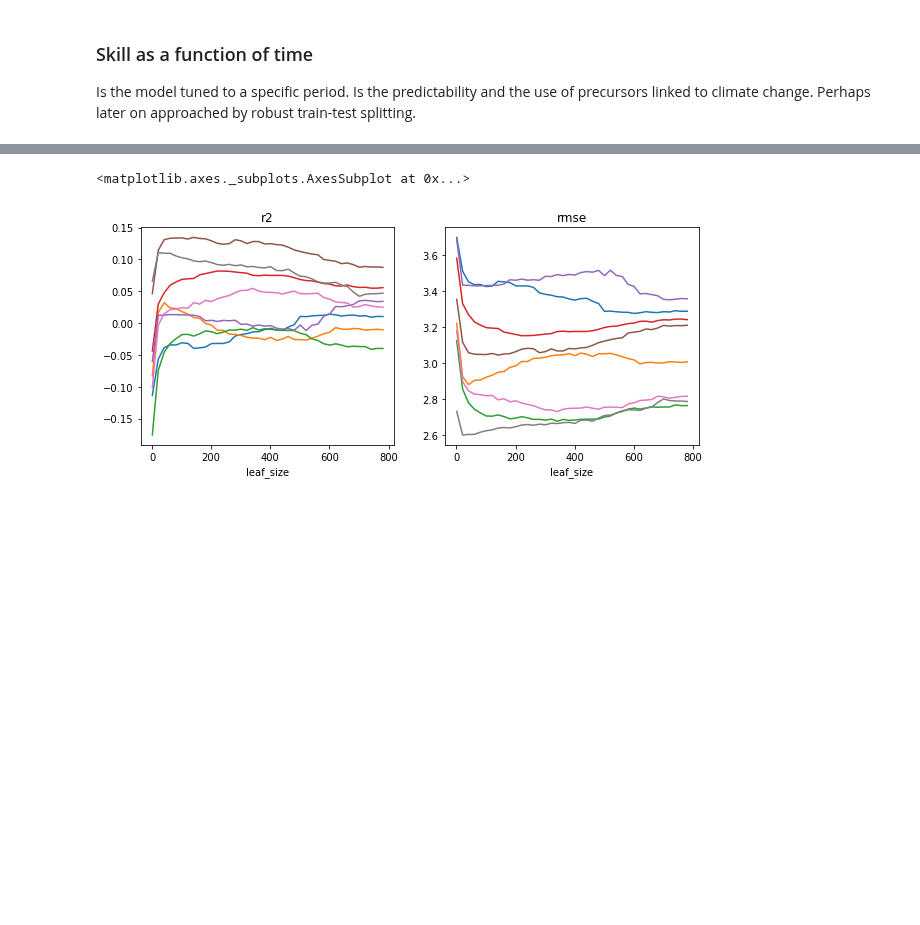
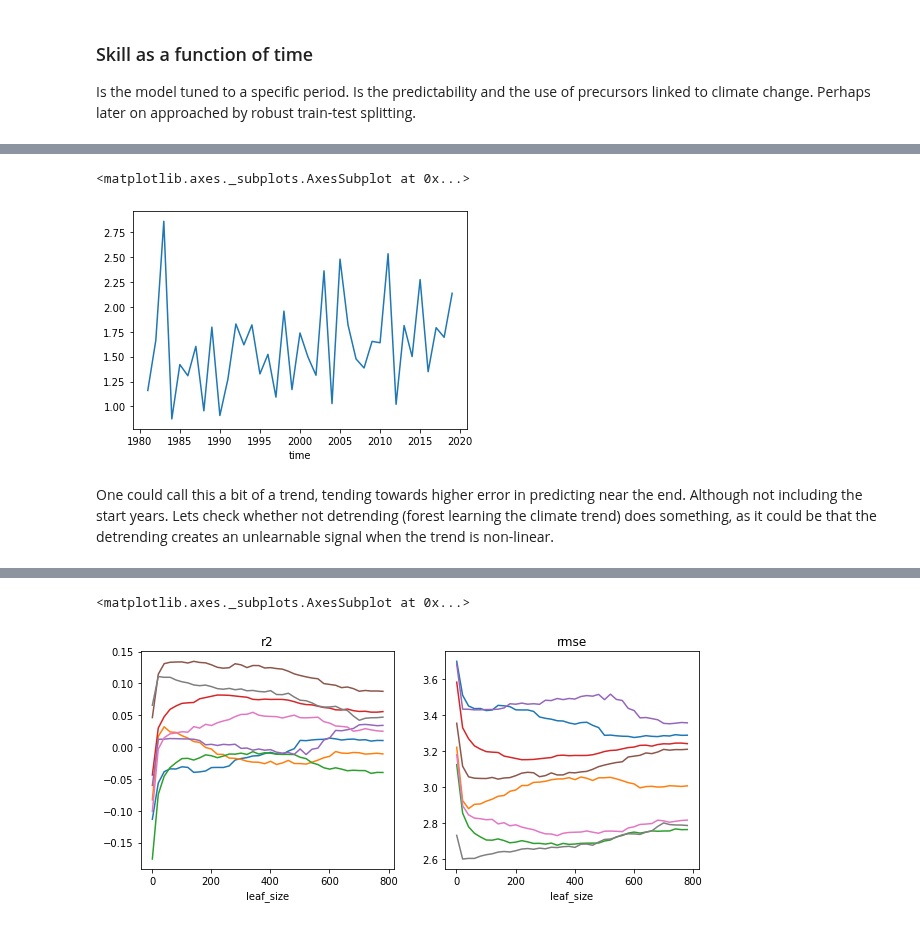
Before and after one commit to chiemvs/Weave, a Jupyter notebook: notebooks/after_hdbscan_dimred_push.ipynb, the cells around one changed output, grey strips where cells are left out. Cells and saved outputs as stored; diff of their text form; code cells hidden in the pictures; blank space fills up the shorter version.

```diff
--- a/notebooks/after_hdbscan_dimred_push.ipynb
+++ b/notebooks/after_hdbscan_dimred_push.ipynb
@@ -431,0 +485,7 @@ y_squared_diff.rolling(300,center = True).mean().plot()
+# %%
+y_squared_diff.groupby(y_squared_diff.index.year).mean().plot() # THis is per year. As expected highly variable skill.
+# %% [output]
+<matplotlib.axes._subplots.AxesSubplot at 0x...>
+[figure, added]
+# %% [markdown]
+One could call this a bit of a trend, tending towards higher error in predicting near the end. Although not including the start years. Lets check whether not detrending (forest learning the climate trend) does something, as it could be that the detrending creates an unlearnable signal when the trend is non-linear.
```
Also changed, not shown: parts of 8 cells of this notebook.
